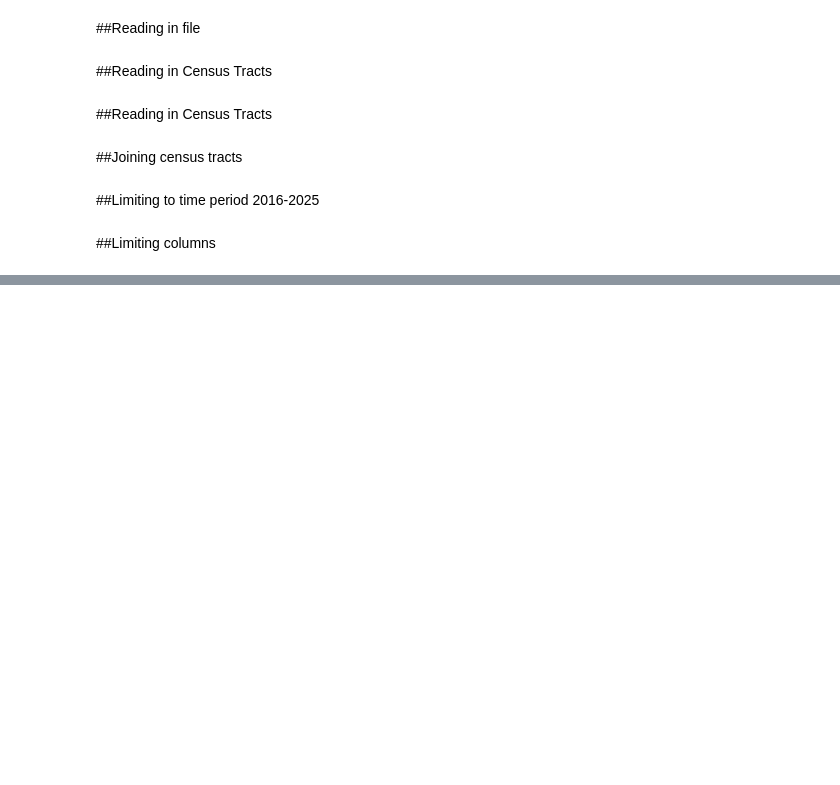
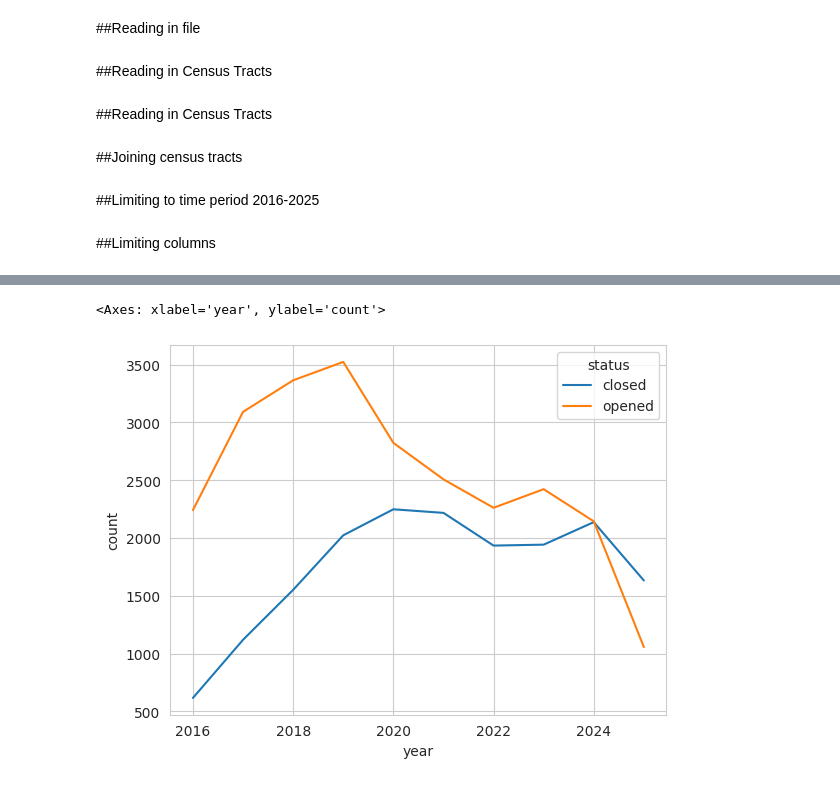
Before and after one commit to miaflynn/CYPLAN255-Final-Project, a Jupyter notebook: 03c_visualizations_sean.ipynb, the cells around one changed output, grey strips where cells are left out. Saved outputs shown, nothing was run; the diff lists cells and outputs as text; code cells hidden in the pictures; blank space fills up the shorter version.

```diff
--- a/03c_visualizations_sean.ipynb
+++ b/03c_visualizations_sean.ipynb
@@ -221,3 +264,27 @@ fig.update_layout(
 fig.show()
 # %% [output]
 [interactive output not drawn]
+# %%
+#going back to original gdf to avoid carrying tract columns
+
+gdf_open_close = gdf[['status', 'year', 'uniqueid']]
+
+#gdf by year
+
+gdf_counts = (
+    gdf_open_close
+    .groupby(['year', 'status'])['uniqueid']
+    .count()
+    .reset_index(name='count')
+)
+gdf_counts = gdf_counts[gdf_counts.year < 2026]
+# %%
+#using gdf_counts to make line graph per year - Sean
+
+import seaborn as sns
+
+sns.set_style(style='whitegrid')
+sns.lineplot(gdf_counts, x='year', y='count', hue='status')
+# %% [output]
+<Axes: xlabel='year', ylabel='count'>
+[figure, added]
```
Also changed, not shown: parts of 7 cells of this notebook.
